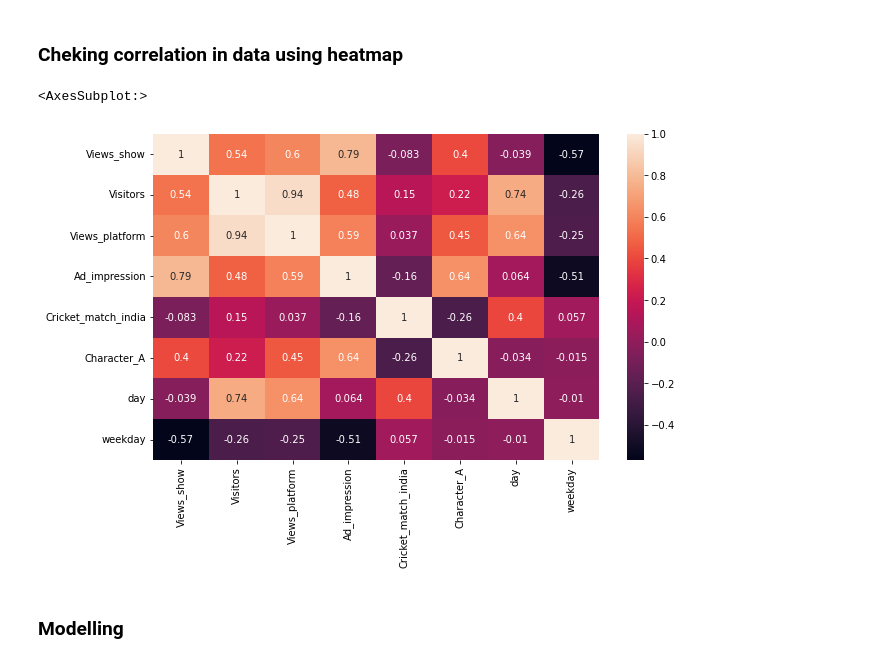
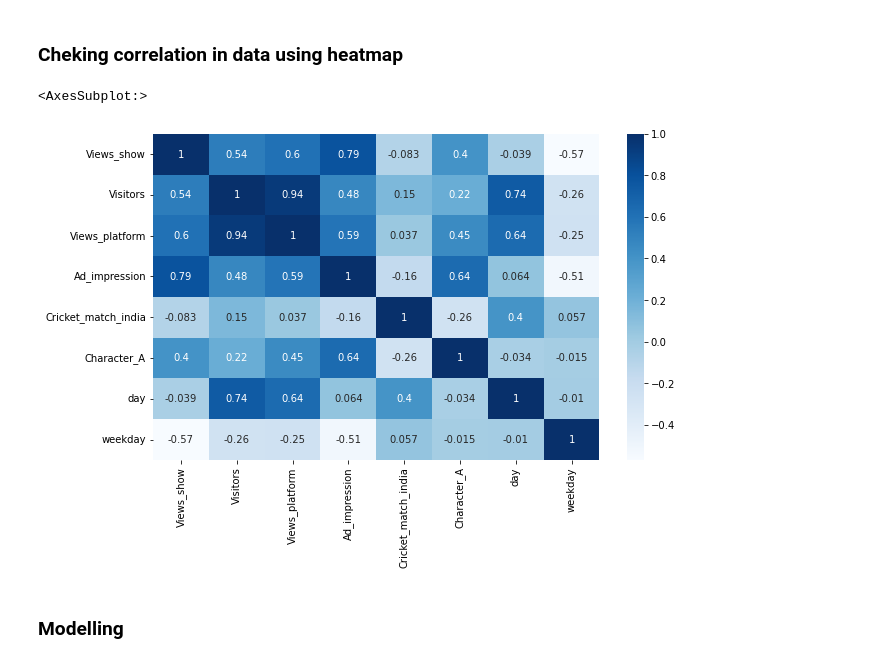
Before and after one commit to vivekkum-ar/Media-Company-Linear-Regression, a Jupyter notebook: Media-Company-Case-Study.ipynb, the cells around one changed output. Saved outputs shown, nothing was run; the diff lists cells and outputs as text; code cells hidden in the pictures.

Commit message:
EDA and visualizations (III)

```diff
--- a/Media-Company-Case-Study.ipynb
+++ b/Media-Company-Case-Study.ipynb
@@ -230,10 +249,10 @@ ax.legend(['Sunday','Monday','Tuesday','Wednesday','Thursday','Friday','Saturday
 ### Cheking correlation in data using heatmap
 # %%
 fig,ax = plt.subplots(figsize=(10, 6))
-sns.heatmap(media.corr(),annot = True)
+sns.heatmap(media.corr(),annot = True,cmap="Blues")
 # %% [output]
 <AxesSubplot:>
-[figure, old version]
+[figure, new version]
 # %% [markdown]
 ### Modelling
 # %% [markdown]
```
Also changed, not shown: parts of 15 cells of this notebook.
